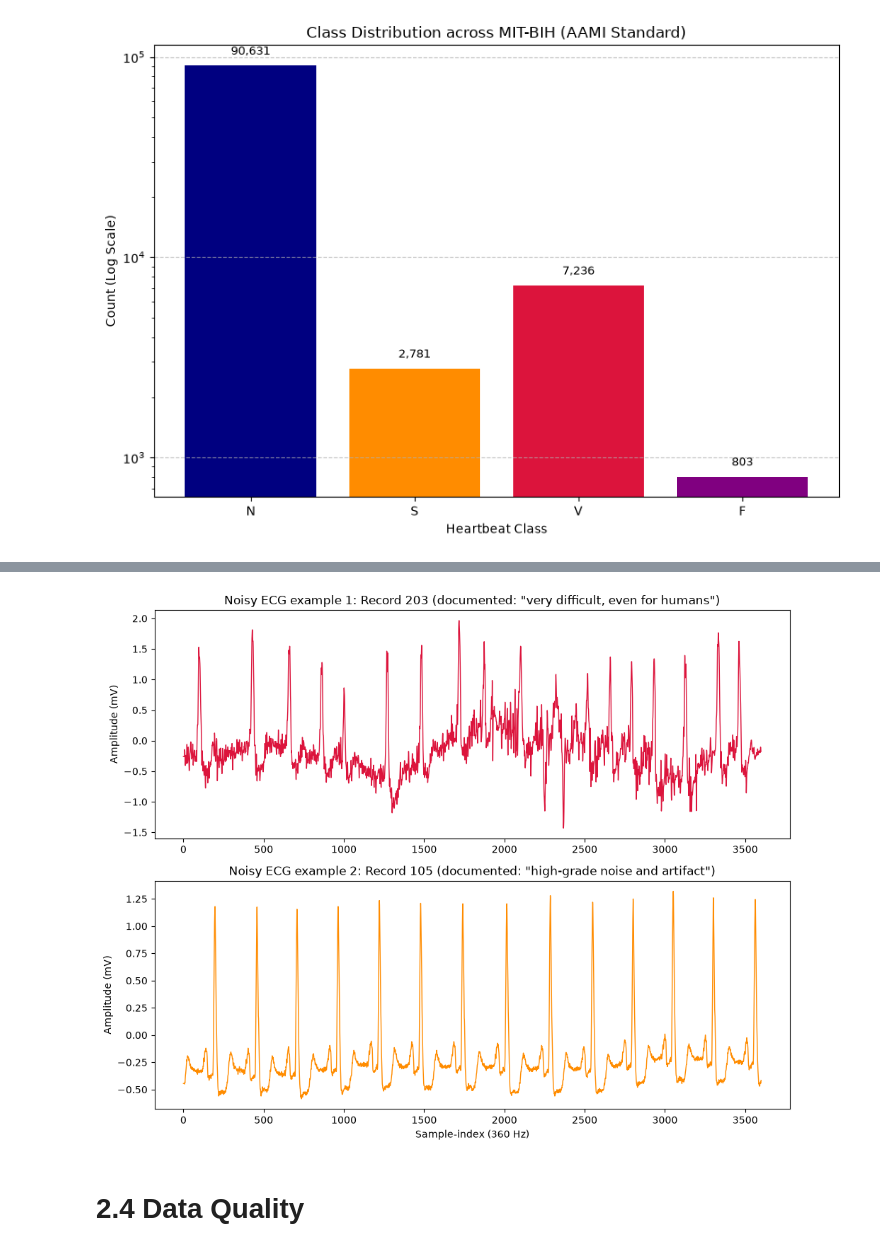
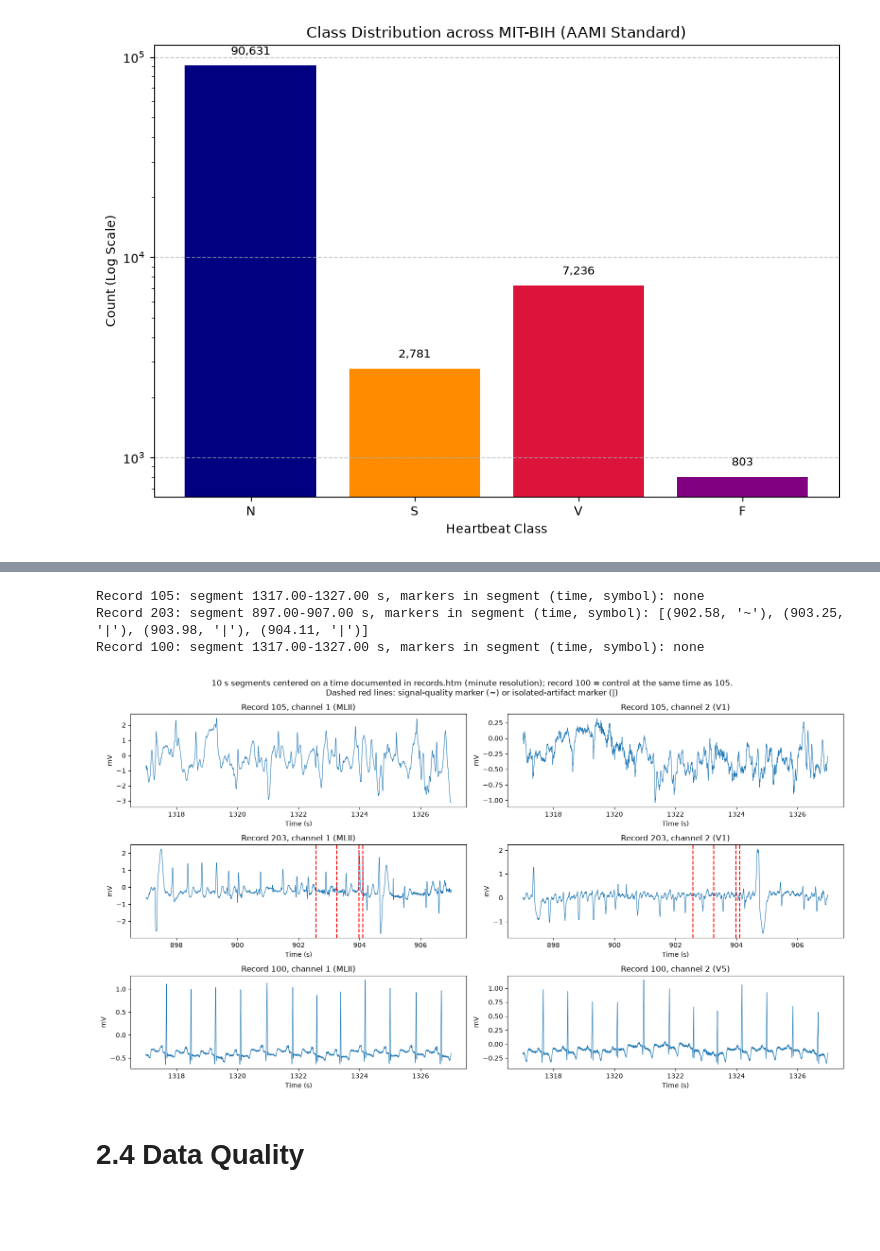
Before and after one commit to RasSved/Data-Mining-Project, a Jupyter notebook: notebooks/EDA.ipynb, the cells around one changed output, grey strips where cells are left out. Saved outputs shown, nothing was run; the diff lists cells and outputs as text; code cells hidden in the pictures; blank space fills up the shorter version.

Commit message:
Update EDA notebook: fixes, corrupted segments, noisy regions

```diff
--- a/notebooks/EDA.ipynb
+++ b/notebooks/EDA.ipynb
@@ -242,9 +337,9 @@ for i, t in enumerate(targets):
     y_min, y_max = signal_segment.min(), signal_segment.max()
     axes[i].set_ylim(y_min - 0.3, y_max + 0.6)
 
-    # Plot all annotations occurring within the window
+    # Plot only beat annotations occurring within the window ('+', '~' etc. are skipped)
     for idx, pos in enumerate(ann.sample):
-        if start_p <= pos < end_p:
+        if start_p <= pos < end_p and ann.symbol[idx] in BEAT_SYMBOLS:
             sym = ann.symbol[idx]
             y_val = rec.p_signal[pos, 0]
             col = color_map.get(sym, 'gray')
@@ -411,29 +597,44 @@ Peak bin center: -0.318 mV
 # %%
-import wfdb
-import matplotlib.pyplot as plt
-from pathlib import Path
+# 10 s example segments, each centered on a time documented in mitdbdir/records.htm (minute resolution):
+# 105 at 22:02 ("Noise") and 203 at 15:02 ("Noise"). Control: record 100 at the same time as 105.
+SEGMENT = 3600   # 10 s at 360 Hz, for these example figures only
+centers = {'105': 22 * 60 + 2, '203': 15 * 60 + 2}                     # seconds
+starts = {rec_name: t * 360 - SEGMENT // 2 for rec_name, t in centers.items()}
+starts['100'] = starts['105']
 
-DATA_PATH = Path("../data/mit-bih-arrhythmia-database-1.0.0")
 
-# Two records documented as noisy in the official PhysioNet header notes
-record_203 = wfdb.rdrecord(str(DATA_PATH / "203"), sampfrom=0, sampto=3600)
-record_105 = wfdb.rdrecord(str(DATA_PATH / "105"), sampfrom=0, sampto=3600)
+def markers_in(rec_name, start):
+    """'~' and '|' annotations inside the segment: (time in s, symbol)."""
+    ann = annotations[rec_name]
+    return [(s / 360, sym) for s, sym in zip(ann.sample, ann.symbol)
+            if sym in ('~', '|') and start <= s < start + SEGMENT]
 
-fig, axes = plt.subplots(2, 1, figsize=(10, 8))
 
-axes[0].plot(record_203.p_signal[:, 0], color='crimson', linewidth=1)
-axes[0].set_title('Noisy ECG example 1: Record 203 (documented: "very difficult, even for humans")')
-axes[0].set_ylabel('Amplitude (mV)')
-
-axes[1].plot(record_105.p_signal[:, 0], color='darkorange', linewidth=1)
-axes[1].set_title('Noisy ECG example 2: Record 105 (documented: "high-grade noise and artifact")')
-axes[1].set_xlabel('Sample-index (360 Hz)')
-axes[1].set_ylabel('Amplitude (mV)')
-
+fig, axes = plt.subplots(3, 2, figsize=(16, 9))
+for row, (rec_name, start) in enumerate(starts.items()):
+    rec = wfdb.rdrecord(str(DATA_PATH / rec_name), sampfrom=start, sampto=start + SEGMENT)
+    marks = markers_in(rec_name, start)
+    print(f"Record {rec_name}: segment {start / 360:.2f}-{(start + SEGMENT) / 360:.2f} s, markers in segment "
+          f"(time, symbol): {[(float(round(t_, 2)), sym) for t_, sym in marks] or 'none'}")
+    t = (start + np.arange(SEGMENT)) / 360
+    for ch in range(2):
+        ax = axes[row, ch]
+        ax.plot(t, rec.p_signal[:, ch], linewidth=0.8)
+        for t_, sym in marks:
+            ax.axvline(t_, color='red', linestyle='--')
+        ax.set_title(f"Record {rec_name}, channel {ch + 1} ({rec.sig_name[ch]})")
+        ax.set_ylabel('mV')
+        ax.set_xlabel('Time (s)')
+fig.suptitle("10 s segments centered on a time documented in records.htm (minute resolution); "
+             "record 100 = control at the same time as 105.\n"
+             "Dashed red lines: signal-quality marker (~) or isolated-artifact marker (|)", fontsize=12)
 plt.tight_layout()
 plt.show()
 # %% [output]
+Record 105: segment 1317.00-1327.00 s, markers in segment (time, symbol): none
+Record 203: segment 897.00-907.00 s, markers in segment (time, symbol): [(902.58, '~'), (903.25, '|'), (903.98, '|'), (904.11, '|')]
+Record 100: segment 1317.00-1327.00 s, markers in segment (time, symbol): none
-[figure, old version]
+[figure, new version]
 # %% [markdown]
 # 2.4 Data Quality
 # %%
```
Also changed, not shown: parts of 17 cells of this notebook.
